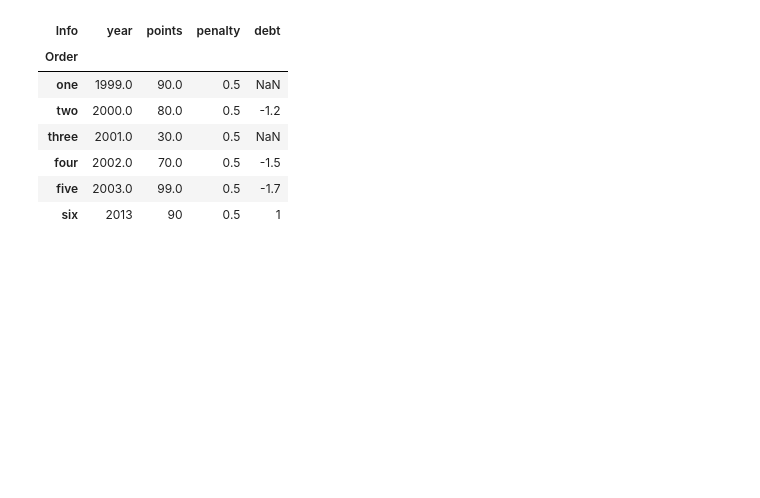
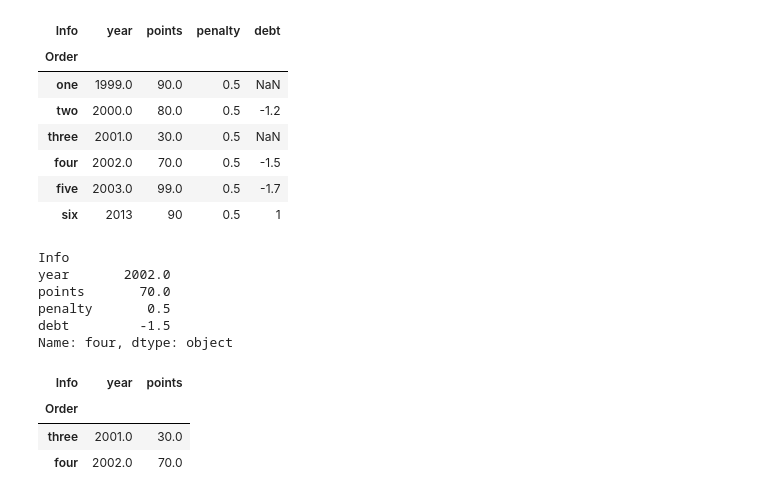
Before and after one commit to jjuhyeok/pandas-python-, a Jupyter notebook: pandas-base.ipynb, the cells around one changed output. Saved outputs shown, nothing was run; the diff lists cells and outputs as text; code cells hidden in the pictures; blank space fills up the shorter version.

```diff
--- a/pandas-base.ipynb
+++ b/pandas-base.ipynb
@@ -345,3 +345,20 @@ df
 | four | 2002.0 | 70.0 | 0.5 | -1.5 |
 | five | 2003.0 | 99.0 | 0.5 | -1.7 |
 | six | 2013 | 90 | 0.5 | 1 |
+# %%
+#iloc
+df.iloc[3] #3번째 행 선택
+# %% [output]
+Info
+year       2002.0
+points       70.0
+penalty       0.5
+debt         -1.5
+Name: four, dtype: object
+# %%
+df.iloc[2:4,0:2] #2~3행 선택, 0~1열 선택
+# %% [output]
+| Info | year | points |
+| Order |  |  |
+| three | 2001.0 | 30.0 |
+| four | 2002.0 | 70.0 |
```
Also changed, not shown: parts of 4 cells of this notebook.
